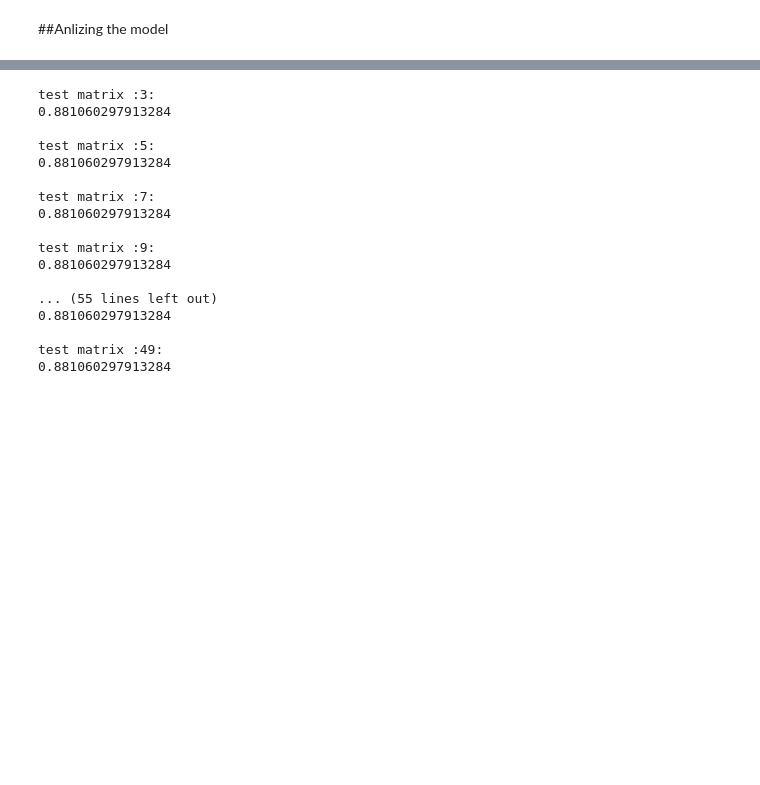
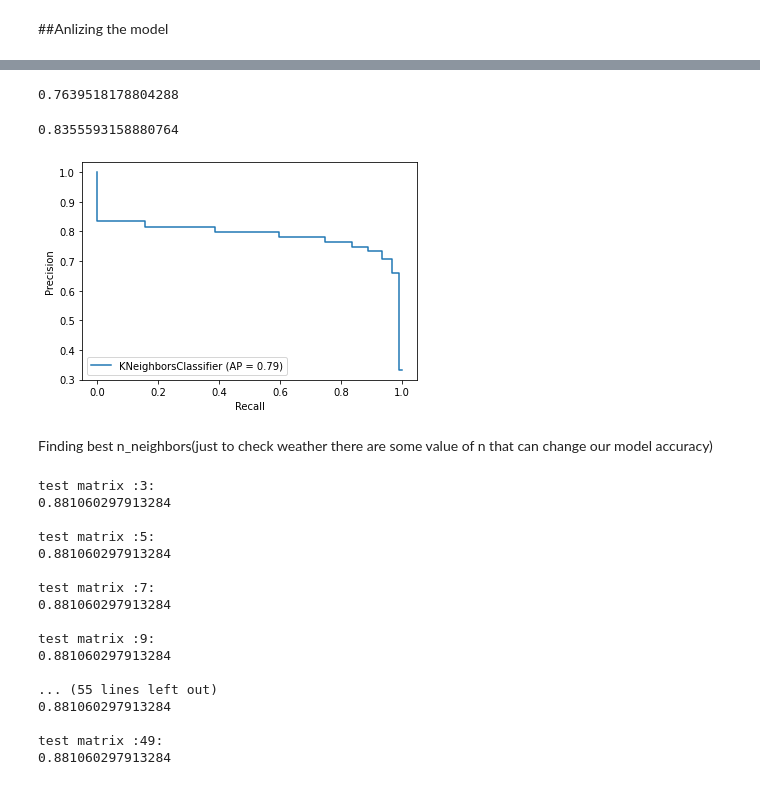
Before and after one commit to sarthakpant772/MLnow_2.0, a Jupyter notebook: employee_risk.ipynb, the cells around one changed output, grey strips where cells are left out. Saved outputs shown, nothing was run; the diff lists cells and outputs as text; code cells hidden in the pictures; blank space fills up the shorter version.

```diff
--- a/employee_risk.ipynb
+++ b/employee_risk.ipynb
@@ -294,3 +305,27 @@ Finding best n_neighbors
+# %%
+from sklearn.metrics import precision_score
+
+pre_score=precision_score(y_val,model_xg_pre)
+print(pre_score)
+# %% [output]
+0.7639518178804288
+# %%
+from sklearn.metrics import recall_score
+
+rec_scr=recall_score(y_val,model_xg_pre)
+print(rec_scr)
+# %% [output]
+0.8355593158880764
+# %%
+from sklearn.metrics import precision_recall_curve
+from sklearn.metrics import plot_precision_recall_curve
+import matplotlib.pyplot as plt
+
+disp = plot_precision_recall_curve(classifier,x_val,y_val)
+# %% [output]
+[figure, added]
+# %% [markdown]
+Finding best n_neighbors(just to check weather there are some value of n that can change our model accuracy)
 # %%
 from sklearn.neighbors import KNeighborsClassifier
 from sklearn.metrics import f1_score
```
Also changed, not shown: parts of 20 cells of this notebook.
